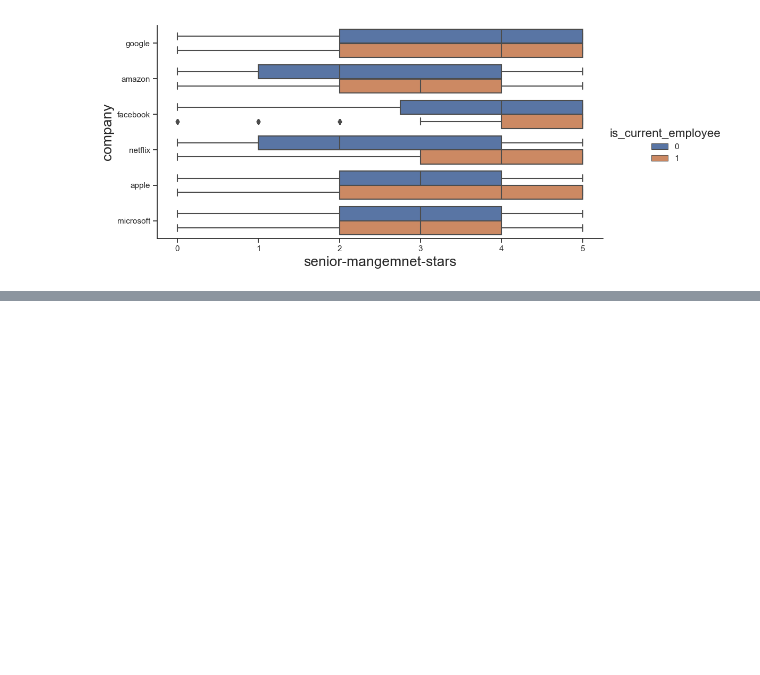
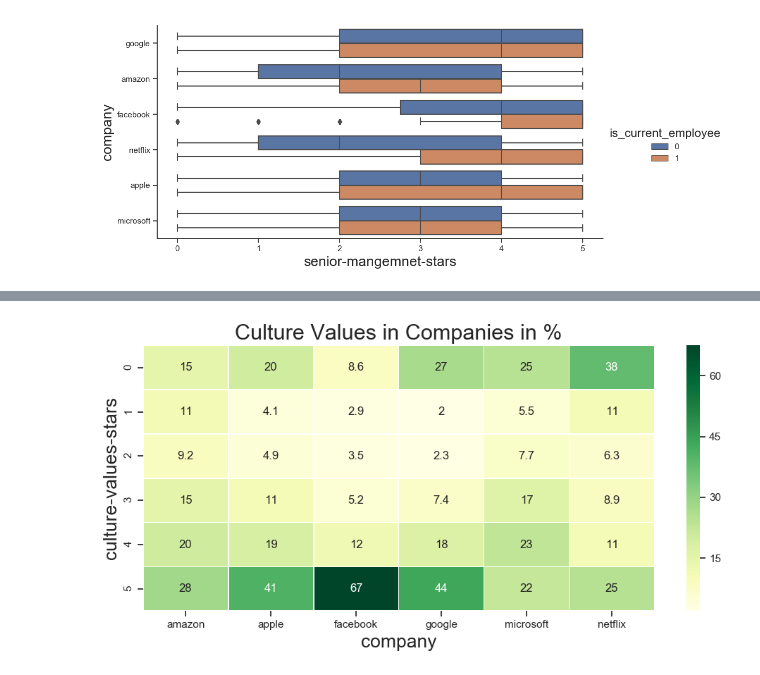
Before and after one commit to SanketBhaud/Sentiment_Analysis, a Jupyter notebook: Sentimental Analysis.ipynb, the cells around one changed output, grey strips where cells are left out. Cells and saved outputs as stored; diff of their text form; code cells hidden in the pictures; blank space fills up the shorter version.

```diff
--- a/Sentimental Analysis.ipynb
+++ b/Sentimental Analysis.ipynb
@@ -569,0 +644,12 @@ plt.show()
+# %%
+plot_heatmap('culture-values-stars','company', 'Culture Values in Companies in %' )
+
+#In cultural values,
+#Facebook leads with 89%
+#Amazon 48%
+#Apple 60%
+#GOogle 62%
+#Microsoft 45%
+#Netflix 36%
+# %% [output]
+[figure, added]
```
Also changed, not shown: parts of 10 cells of this notebook.
